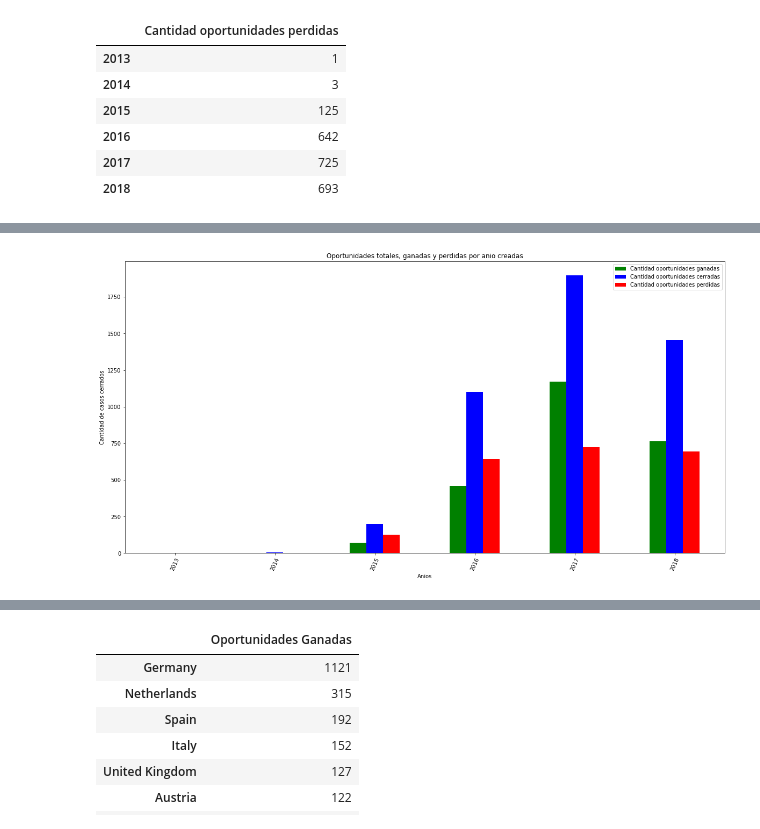
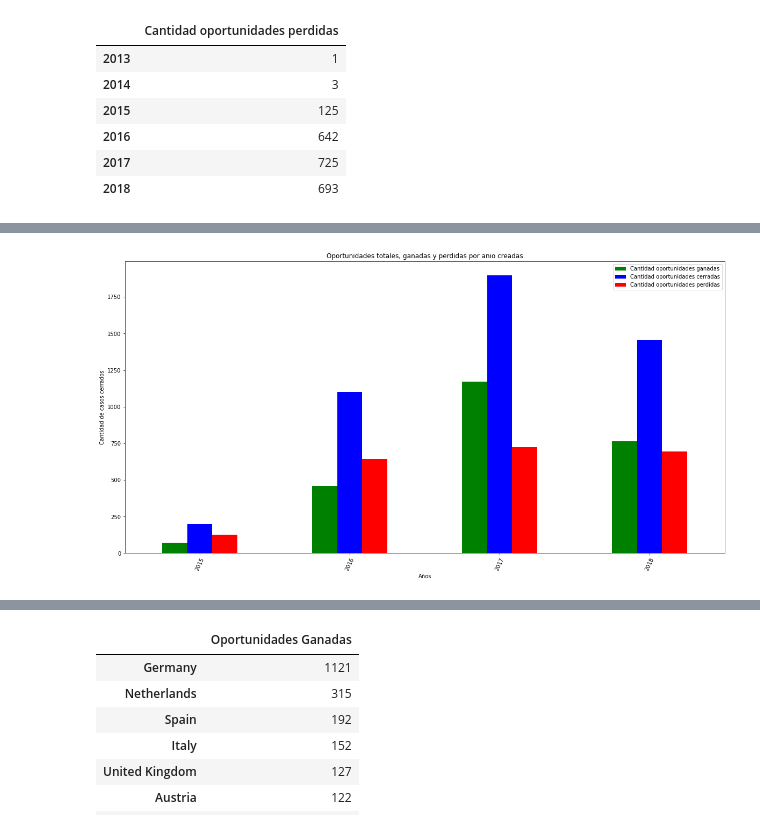
Before and after one commit to Ramaxx95/TP1-Orga-de-Datos, a Jupyter notebook: Visualizaciones/Region_EMEA.ipynb, the cells around one changed output, grey strips where cells are left out. Drawn from its saved outputs; the diff is of its cells as text; code cells hidden in the pictures.

Commit message:
Cambios hechos a algunos graficos y nuevos graficos

```diff
--- a/Visualizaciones/Region_EMEA.ipynb
+++ b/Visualizaciones/Region_EMEA.ipynb
@@ -113,6 +113,8 @@ anios_oportunidades_perdidas
 # %%
 lista_anios = [anios_oportunidades_ganadas, anios_oportunidades_cerradas, anios_oportunidades_perdidas]
 anios_totales =  pd.concat(lista_anios, join = 'outer', axis = 1).fillna(0)
+#Limpieza de datos de poca importancia para el data frame para que no afecte la representacion del grafico
+anios_totales.drop(index = [2013, 2014], inplace = True)
 anios_totales
 # %% [output]
 |  | Cantidad oportunidades ganadas | Cantidad oportunidades cerradas | Cantidad oportunidades perdidas |
@@ -123,10 +123,11 @@ anios_totales
 | 2017 | 1173.0 | 1898 | 725 |
 | 2018 | 763.0 | 1456 | 693 |
 # %%
+
 anios_totales.plot.bar( title = 'Oportunidades totales, ganadas y perdidas por anio creadas' , rot = 65, figsize = ((20,10)), color = ['green', 'blue', 'red'])
 ax=plt.gca()
 ax.set_ylabel('Cantidad de casos cerrados');
-ax.set_xlabel('Anios')
+ax.set_xlabel('Años')
 plt.show()
 # %% [output]
-[figure, old version]
+[figure, new version]
```
Also changed, not shown: parts of 9 cells of this notebook.
